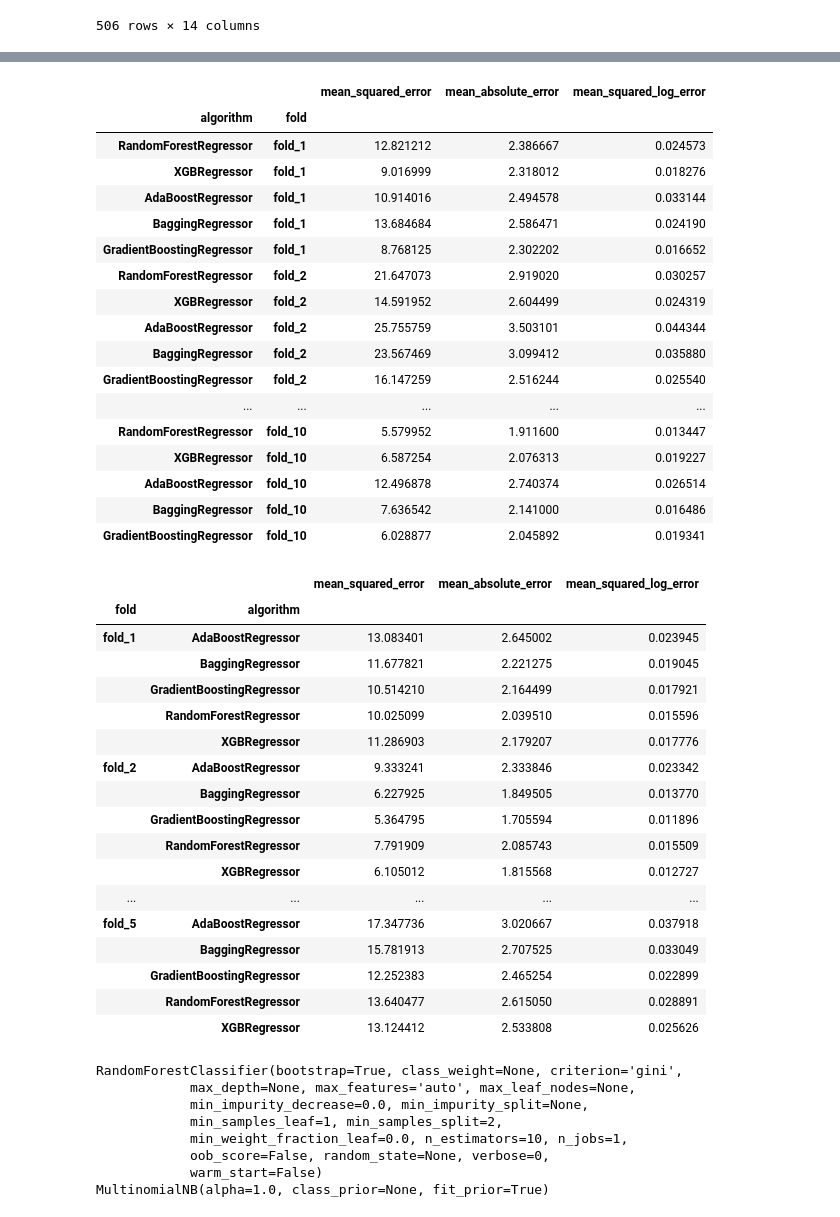
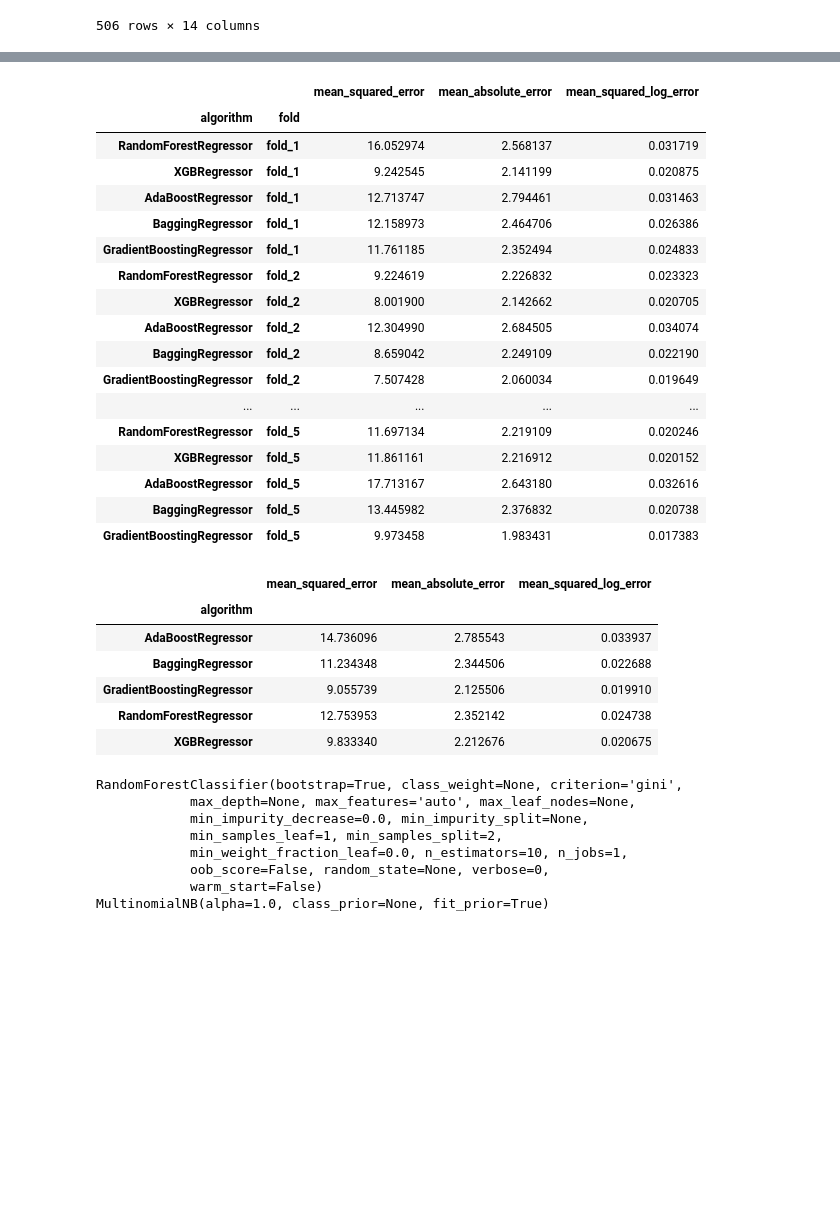
Before and after one commit to JumpingDino/data-science-analytics, a Jupyter notebook: notebooks/cross_validation.ipynb, the cells around one changed output, grey strips where cells are left out. Cells and saved outputs as stored; diff of their text form; code cells hidden in the pictures; blank space fills up the shorter version.

```diff
--- a/notebooks/cross_validation.ipynb
+++ b/notebooks/cross_validation.ipynb
@@ -103,6 +85,8 @@ method_dict = {'algo':
 
           'evaluation_metrics' :
                         {
+                        'classifier' : [accuracy_score],
+
                         'regression' : [mean_squared_error,mean_absolute_error,mean_squared_log_error],
 
                         'clustering' : [silhouette_score,calinski_harabaz_score],
@@ -129,17 +136,12 @@ pprint(method_dict)
 from tqdm import tqdm
 import time
 # %%
-params = {
-    'normalize' : True,
-    'sample_weight' : None
-    }
-
 def custom_kfold_cv(df,
                     label,
                     method_dict,
                     method = 'regression',
                     use_proba = False,
-                    number_splits = 10):
+                    number_splits = 5):
 
     #Armazena os resultados obtidos em cada fold para criacao do dataframe
     folds_results = list()
@@ -203,48 +205,37 @@ def custom_kfold_cv(df,
     folds_results.set_index(['algorithm','fold'],inplace = True)
     return folds_results
 # %%
-a = custom_kfold_cv(df,label = 'MEDV',method_dict = method_dict,number_splits=10)
+a = custom_kfold_cv(df,label = 'MEDV',method_dict = method_dict)
 a
 # %% [output]
 |  |  | mean_squared_error | mean_absolute_error | mean_squared_log_error |
 | algorithm | fold |  |  |  |
-| RandomForestRegressor | fold_1 | 12.821212 | 2.386667 | 0.024573 |
-| XGBRegressor | fold_1 | 9.016999 | 2.318012 | 0.018276 |
-| AdaBoostRegressor | fold_1 | 10.914016 | 2.494578 | 0.033144 |
-| BaggingRegressor | fold_1 | 13.684684 | 2.586471 | 0.024190 |
-| GradientBoostingRegressor | fold_1 | 8.768125 | 2.302202 | 0.016652 |
-| RandomForestRegressor | fold_2 | 21.647073 | 2.919020 | 0.030257 |
-| XGBRegressor | fold_2 | 14.591952 | 2.604499 | 0.024319 |
-| AdaBoostRegressor | fold_2 | 25.755759 | 3.503101 | 0.044344 |
-| BaggingRegressor | fold_2 | 23.567469 | 3.099412 | 0.035880 |
-| GradientBoostingRegressor | fold_2 | 16.147259 | 2.516244 | 0.025540 |
+| RandomForestRegressor | fold_1 | 16.052974 | 2.568137 | 0.031719 |
+| XGBRegressor | fold_1 | 9.242545 | 2.141199 | 0.020875 |
+| AdaBoostRegressor | fold_1 | 12.713747 | 2.794461 | 0.031463 |
+| BaggingRegressor | fold_1 | 12.158973 | 2.464706 | 0.026386 |
+| GradientBoostingRegressor | fold_1 | 11.761185 | 2.352494 | 0.024833 |
+| RandomForestRegressor | fold_2 | 9.224619 | 2.226832 | 0.023323 |
+| XGBRegressor | fold_2 | 8.001900 | 2.142662 | 0.020705 |
+| AdaBoostRegressor | fold_2 | 12.304990 | 2.684505 | 0.034074 |
+| BaggingRegressor | fold_2 | 8.659042 | 2.249109 | 0.022190 |
+| GradientBoostingRegressor | fold_2 | 7.507428 | 2.060034 | 0.019649 |
 | ... | ... | ... | ... | ... |
-| RandomForestRegressor | fold_10 | 5.579952 | 1.911600 | 0.013447 |
-| XGBRegressor | fold_10 | 6.587254 | 2.076313 | 0.019227 |
-| AdaBoostRegressor | fold_10 | 12.496878 | 2.740374 | 0.026514 |
-| BaggingRegressor | fold_10 | 7.636542 | 2.141000 | 0.016486 |
-| GradientBoostingRegressor | fold_10 | 6.028877 | 2.045892 | 0.019341 |
+| RandomForestRegressor | fold_5 | 11.697134 | 2.219109 | 0.020246 |
+| XGBRegressor | fold_5 | 11.861161 | 2.216912 | 0.020152 |
+| AdaBoostRegressor | fold_5 | 17.713167 | 2.643180 | 0.032616 |
+| BaggingRegressor | fold_5 | 13.445982 | 2.376832 | 0.020738 |
+| GradientBoostingRegressor | fold_5 | 9.973458 | 1.983431 | 0.017383 |
 # %%
-a.groupby(['fold','algorithm']).max()
+a.groupby(['algorithm']).mean()
 # %% [output]
-|  |  | mean_squared_error | mean_absolute_error | mean_squared_log_error |
-| fold | algorithm |  |  |  |
-| fold_1 | AdaBoostRegressor | 13.083401 | 2.645002 | 0.023945 |
-|  | BaggingRegressor | 11.677821 | 2.221275 | 0.019045 |
-|  | GradientBoostingRegressor | 10.514210 | 2.164499 | 0.017921 |
-|  | RandomForestRegressor | 10.025099 | 2.039510 | 0.015596 |
-|  | XGBRegressor | 11.286903 | 2.179207 | 0.017776 |
-| fold_2 | AdaBoostRegressor | 9.333241 | 2.333846 | 0.023342 |
-|  | BaggingRegressor | 6.227925 | 1.849505 | 0.013770 |
-|  | GradientBoostingRegressor | 5.364795 | 1.705594 | 0.011896 |
-|  | RandomForestRegressor | 7.791909 | 2.085743 | 0.015509 |
-|  | XGBRegressor | 6.105012 | 1.815568 | 0.012727 |
-| ... | ... | ... | ... | ... |
-| fold_5 | AdaBoostRegressor | 17.347736 | 3.020667 | 0.037918 |
-|  | BaggingRegressor | 15.781913 | 2.707525 | 0.033049 |
-|  | GradientBoostingRegressor | 12.252383 | 2.465254 | 0.022899 |
-|  | RandomForestRegressor | 13.640477 | 2.615050 | 0.028891 |
-|  | XGBRegressor | 13.124412 | 2.533808 | 0.025626 |
+|  | mean_squared_error | mean_absolute_error | mean_squared_log_error |
+| algorithm |  |  |  |
+| AdaBoostRegressor | 14.736096 | 2.785543 | 0.033937 |
+| BaggingRegressor | 11.234348 | 2.344506 | 0.022688 |
+| GradientBoostingRegressor | 9.055739 | 2.125506 | 0.019910 |
+| RandomForestRegressor | 12.753953 | 2.352142 | 0.024738 |
+| XGBRegressor | 9.833340 | 2.212676 | 0.020675 |
 # %%
 for algo in method['algo']['regression']:
     print(algo)
```
Also changed, not shown: parts of 6 cells of this notebook, 1 other file.
